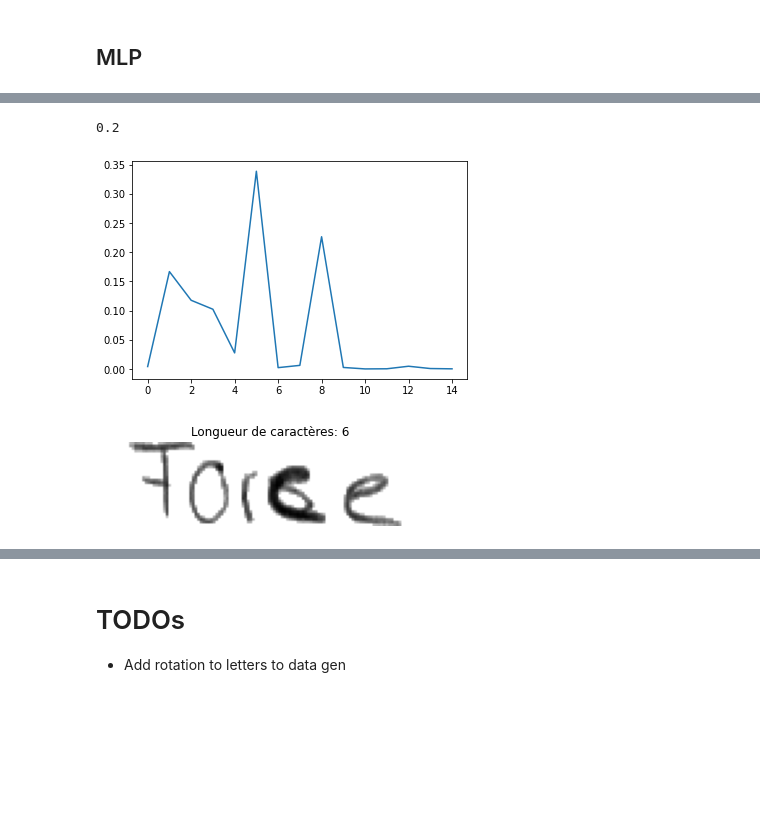
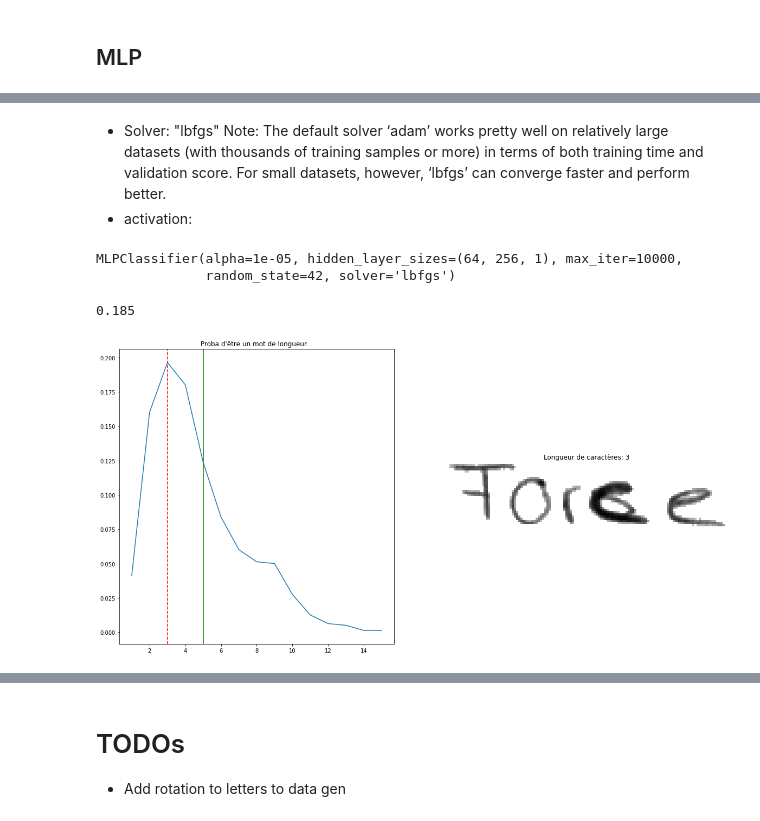
Before and after one commit to sfc-gh-zblackwood/OCRPyMan, a Jupyter notebook: notebooks/letter_detection.ipynb, the cells around one changed output, grey strips where cells are left out. Drawn from its saved outputs; the diff is of its cells as text; code cells hidden in the pictures; blank space fills up the shorter version.

```diff
--- a/notebooks/letter_detection.ipynb
+++ b/notebooks/letter_detection.ipynb
@@ -290,32 +308,45 @@ MLP trains on two arrays: array X of size (n_samples, n_features), which holds t
+# %% [markdown]
+- Solver: "lbfgs"
+    Note: The default solver ‘adam’ works pretty well on relatively large datasets (with thousands of training samples or more) in terms of both training time and validation score. For small datasets, however, ‘lbfgs’ can converge faster and perform better.
+- activation:
 # %%
-from sklearn.neural_network import MLPClassifier
 
-clf = MLPClassifier(
-    solver='adam',
-    # alpha=1e-5,
-    # batch_size=50,
-    # hidden_layer_sizes=(5, 15),
+mlp = MLPClassifier(
+    solver='lbfgs',
+    alpha=1e-5,
+    hidden_layer_sizes=(64, 256, 1),
     max_iter=10_000,
     random_state=42
 )
-
-clf.fit(X_train, y_train)
-clf.score(X_test, y_test)
+mlp.fit(X_train, y_train)
 # %% [output]
-0.2
+MLPClassifier(alpha=1e-05, hidden_layer_sizes=(64, 256, 1), max_iter=10000,
+              random_state=42, solver='lbfgs')
 # %%
-y_pred = clf.predict(X_test)
-y_pred_proba = clf.predict_proba(X_test)
+print(mlp.score(X_test, y_test))
+y_pred = mlp.predict(X_test)
+y_pred_proba = mlp.predict_proba(X_test)
+# %% [output]
+0.185
-# %%
-plt.plot(range(len(y_pred_proba[0])), y_pred_proba[0])
-plt.show()
-# %% [output]
-[figure, removed]
-# %%
-selected_row = X_test[0]
-plt.title("Longueur de caractères: " + str(y_pred[0]))
-plt.imshow(selected_row.reshape(32, 128), cmap='gray')
-plt.axis('off')
-plt.show()
-# %% [output]
-[figure, removed]
+# %%
+
+def show_result_for_row(selected_row_index=0):
+    selected_row = X_test[selected_row_index]
+    predict_length = y_pred[selected_row_index]
+
+    plt.figure(figsize=(20,10))
+    plt.subplot(1,2,1)
+    plt.title("Proba d'être un mot de longueur...")
+    plt.axvline(predict_length, color='red', ls='--')
+    plt.axvline(y_test[selected_row_index], color='green')
+    plt.plot(range(1, 1 + len(y_pred_proba[selected_row_index])), y_pred_proba[selected_row_index])
+
+    plt.subplot(1,2,2),
+    plt.title("Longueur de caractères: " + str(predict_length))
+    plt.imshow(selected_row.reshape(32, 128), cmap='gray')
+    plt.axis('off')
+    plt.show()
+
+show_result_for_row(0)
+# %% [output]
+[figure, added]
```
Also changed, not shown: parts of 23 cells of this notebook, 1 other file.
